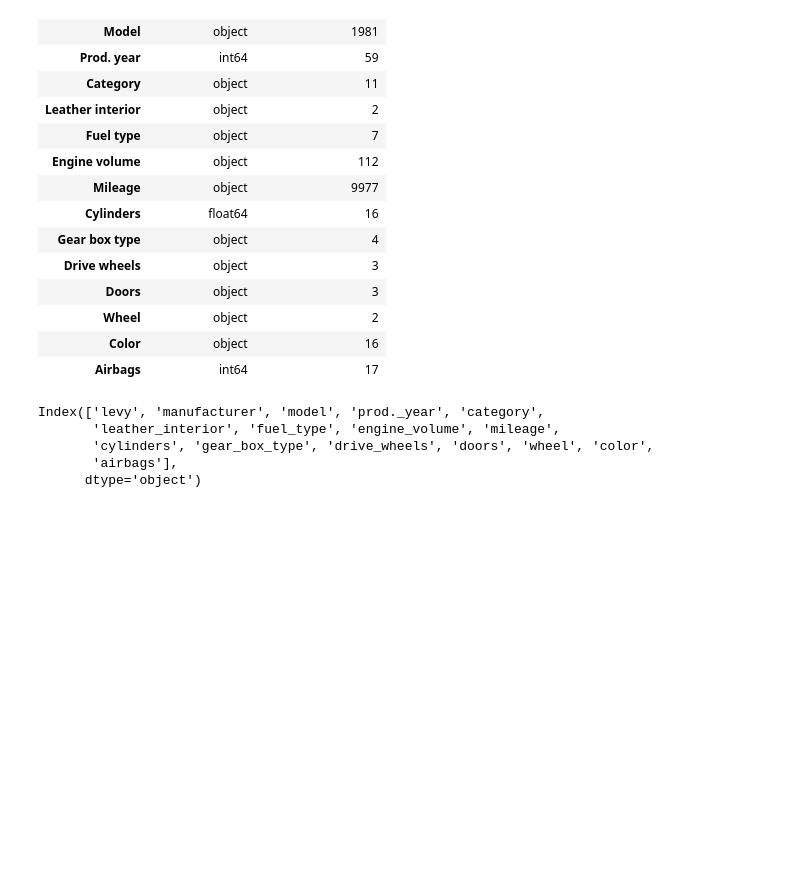
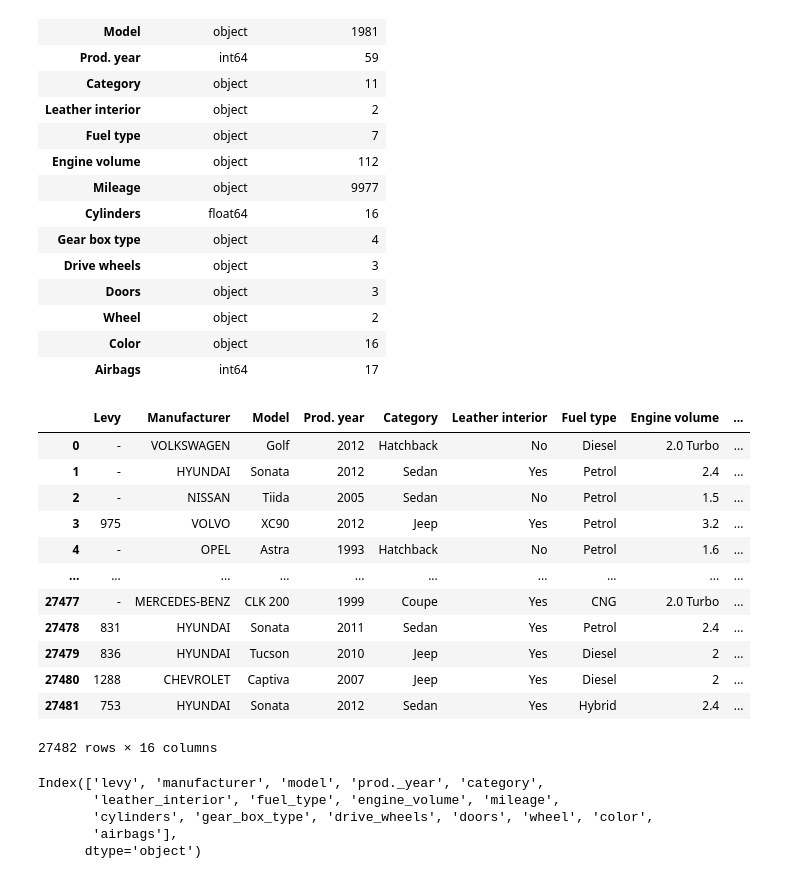
Before and after one commit to hasanzeynal/TensorFlow-Developer-Certificate, a Jupyter notebook: 01_Neural_Network_Regression_in_TensorFlow/neural_network_regression_in_tensorflow.ipynb, the cells around one changed output. Drawn from its saved outputs; the diff is of its cells as text; code cells hidden in the pictures; blank space fills up the shorter version.

```diff
--- a/01_Neural_Network_Regression_in_TensorFlow/neural_network_regression_in_tensorflow.ipynb
+++ b/01_Neural_Network_Regression_in_TensorFlow/neural_network_regression_in_tensorflow.ipynb
@@ -98,6 +106,22 @@ inform
 | Wheel | object | 2 |
 | Color | object | 16 |
 | Airbags | int64 | 17 |
+# %%
+X
+# %% [output]
+|  | Levy | Manufacturer | Model | Prod. year | Category | Leather interior | Fuel type | Engine volume | ... |
+| 0 | - | VOLKSWAGEN | Golf | 2012 | Hatchback | No | Diesel | 2.0 Turbo | ... |
+| 1 | - | HYUNDAI | Sonata | 2012 | Sedan | Yes | Petrol | 2.4 | ... |
+| 2 | - | NISSAN | Tiida | 2005 | Sedan | No | Petrol | 1.5 | ... |
+| 3 | 975 | VOLVO | XC90 | 2012 | Jeep | Yes | Petrol | 3.2 | ... |
+| 4 | - | OPEL | Astra | 1993 | Hatchback | No | Petrol | 1.6 | ... |
+| ... | ... | ... | ... | ... | ... | ... | ... | ... | ... |
+| 27477 | - | MERCEDES-BENZ | CLK 200 | 1999 | Coupe | Yes | CNG | 2.0 Turbo | ... |
+| 27478 | 831 | HYUNDAI | Sonata | 2011 | Sedan | Yes | Petrol | 2.4 | ... |
+| 27479 | 836 | HYUNDAI | Tucson | 2010 | Jeep | Yes | Diesel | 2 | ... |
+| 27480 | 1288 | CHEVROLET | Captiva | 2007 | Jeep | Yes | Diesel | 2 | ... |
+| 27481 | 753 | HYUNDAI | Sonata | 2012 | Sedan | Yes | Hybrid | 2.4 | ... |
+27482 rows × 16 columns
 # %%
 #change the column names
 X.columns = [i.lower() for i in X.columns]
```
Also changed, not shown: parts of 14 cells of this notebook.
